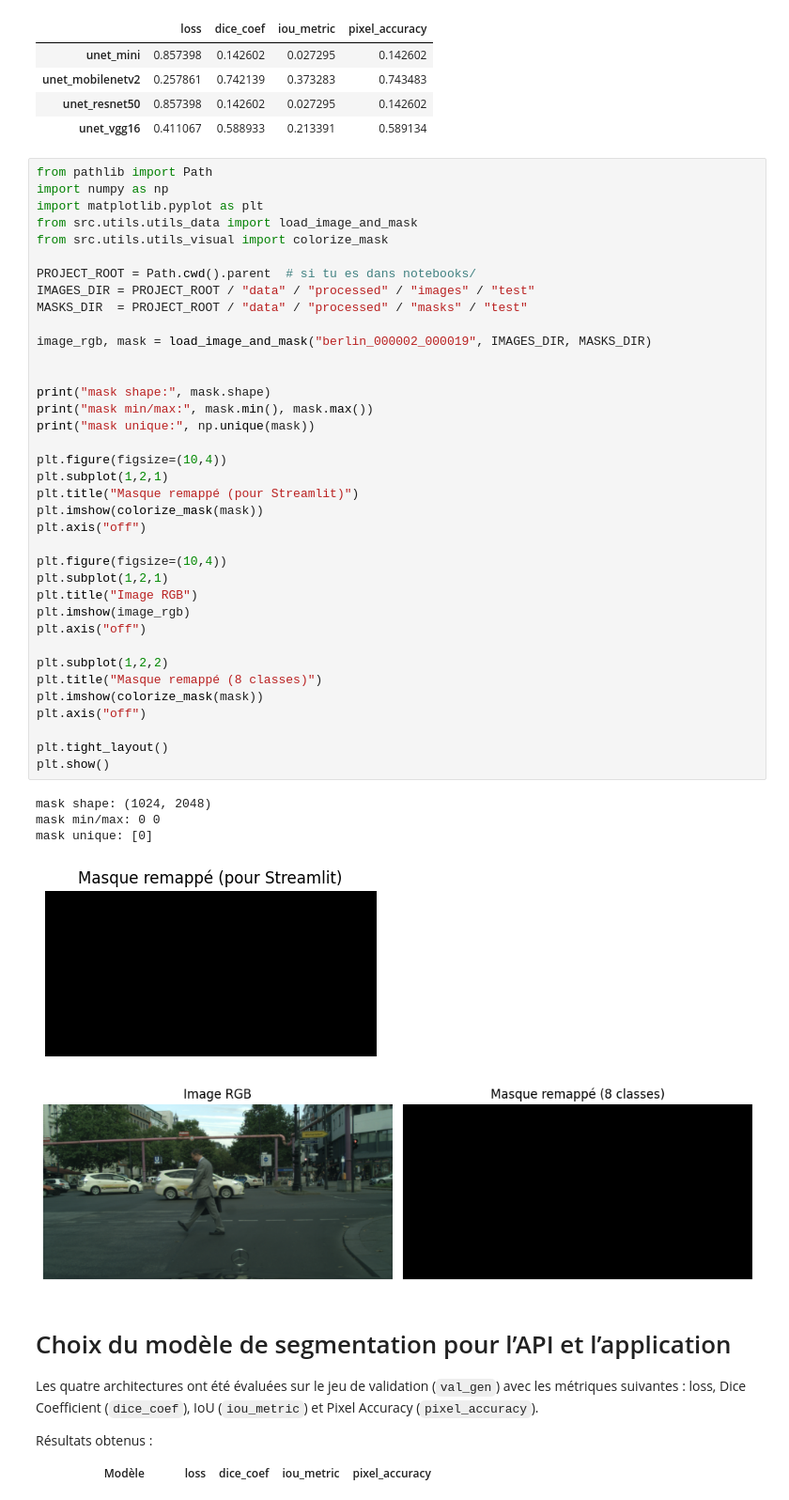
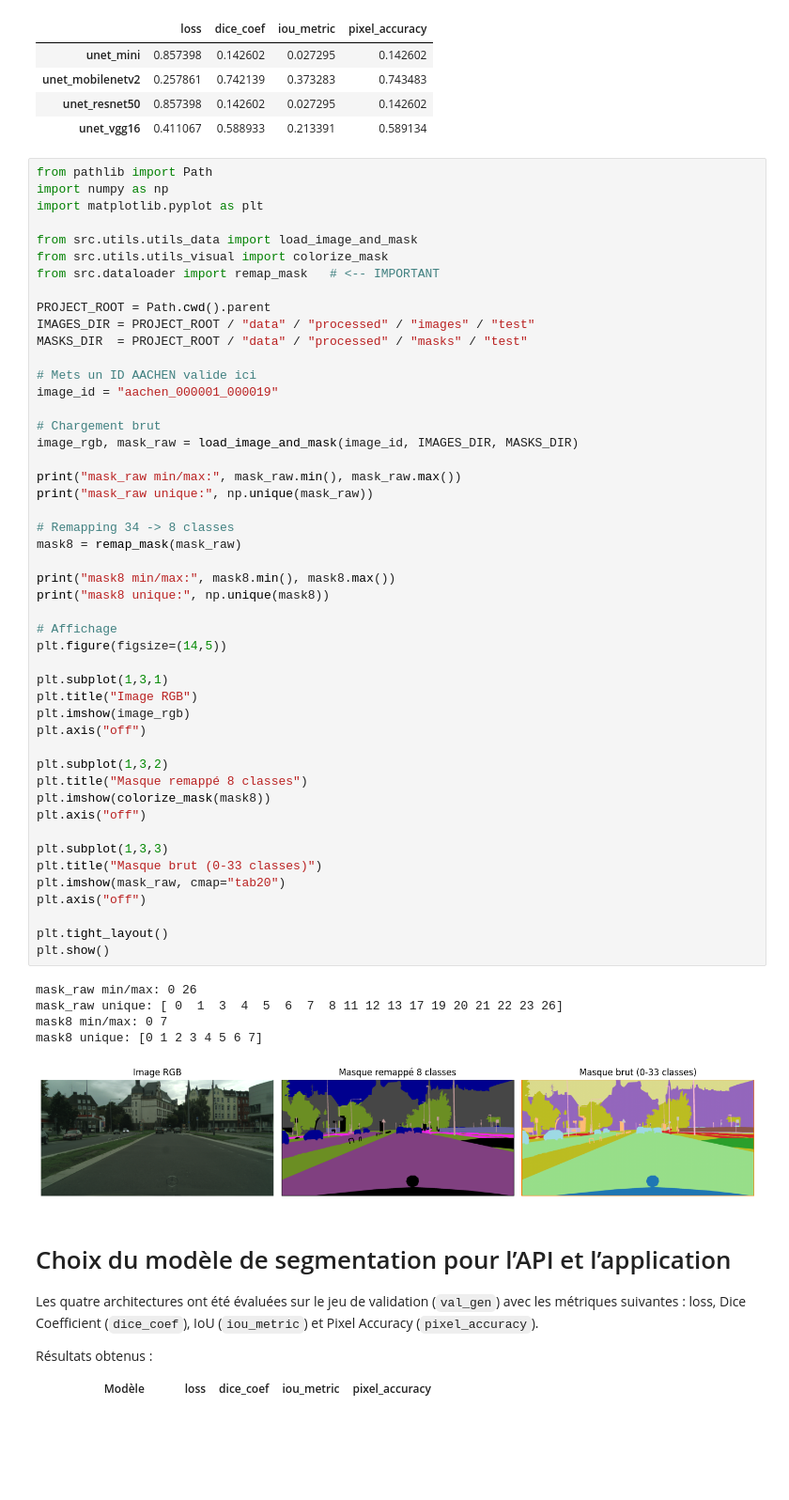
Before and after one commit to VicoD3X/P8OC, a Jupyter notebook: notebooks/02_training_&_evaluation.ipynb, the cells around one changed output. Shown: that part at 94% size. Drawn from its saved outputs; the diff is of its cells as text; blank space fills up the shorter version.

```diff
--- a/notebooks/02_training_&_evaluation.ipynb
+++ b/notebooks/02_training_&_evaluation.ipynb
@@ -406,46 +406,57 @@ df_eval
 # %%
 from pathlib import Path
 import numpy as np
 import matplotlib.pyplot as plt
+
 from src.utils.utils_data import load_image_and_mask
 from src.utils.utils_visual import colorize_mask
+from src.dataloader import remap_mask   # <-- IMPORTANT
 
-PROJECT_ROOT = Path.cwd().parent  # si tu es dans notebooks/
+PROJECT_ROOT = Path.cwd().parent
 IMAGES_DIR = PROJECT_ROOT / "data" / "processed" / "images" / "test"
 MASKS_DIR  = PROJECT_ROOT / "data" / "processed" / "masks" / "test"
 
-image_rgb, mask = load_image_and_mask("berlin_000002_000019", IMAGES_DIR, MASKS_DIR)
+# Mets un ID AACHEN valide ici
+image_id = "aachen_000001_000019"
 
+# Chargement brut
+image_rgb, mask_raw = load_image_and_mask(image_id, IMAGES_DIR, MASKS_DIR)
 
-print("mask shape:", mask.shape)
-print("mask min/max:", mask.min(), mask.max())
-print("mask unique:", np.unique(mask))
+print("mask_raw min/max:", mask_raw.min(), mask_raw.max())
+print("mask_raw unique:", np.unique(mask_raw))
 
-plt.figure(figsize=(10,4))
-plt.subplot(1,2,1)
-plt.title("Masque remappé (pour Streamlit)")
-plt.imshow(colorize_mask(mask))
-plt.axis("off")
+# Remapping 34 -> 8 classes
+mask8 = remap_mask(mask_raw)
 
-plt.figure(figsize=(10,4))
-plt.subplot(1,2,1)
+print("mask8 min/max:", mask8.min(), mask8.max())
+print("mask8 unique:", np.unique(mask8))
+
+# Affichage
+plt.figure(figsize=(14,5))
+
+plt.subplot(1,3,1)
 plt.title("Image RGB")
 plt.imshow(image_rgb)
 plt.axis("off")
 
-plt.subplot(1,2,2)
-plt.title("Masque remappé (8 classes)")
-plt.imshow(colorize_mask(mask))
+plt.subplot(1,3,2)
+plt.title("Masque remappé 8 classes")
+plt.imshow(colorize_mask(mask8))
+plt.axis("off")
+
+plt.subplot(1,3,3)
+plt.title("Masque brut (0-33 classes)")
+plt.imshow(mask_raw, cmap="tab20")
 plt.axis("off")
 
 plt.tight_layout()
 plt.show()
 # %% [output]
-mask shape: (1024, 2048)
-mask min/max: 0 0
-mask unique: [0]
+mask_raw min/max: 0 26
+mask_raw unique: [ 0  1  3  4  5  6  7  8 11 12 13 17 19 20 21 22 23 26]
+mask8 min/max: 0 7
+mask8 unique: [0 1 2 3 4 5 6 7]
-[figure, old version]
+[figure, new version]
-[figure, removed]
 # %% [markdown]
 # Choix du modèle de segmentation pour l’API et l’application
 
```
